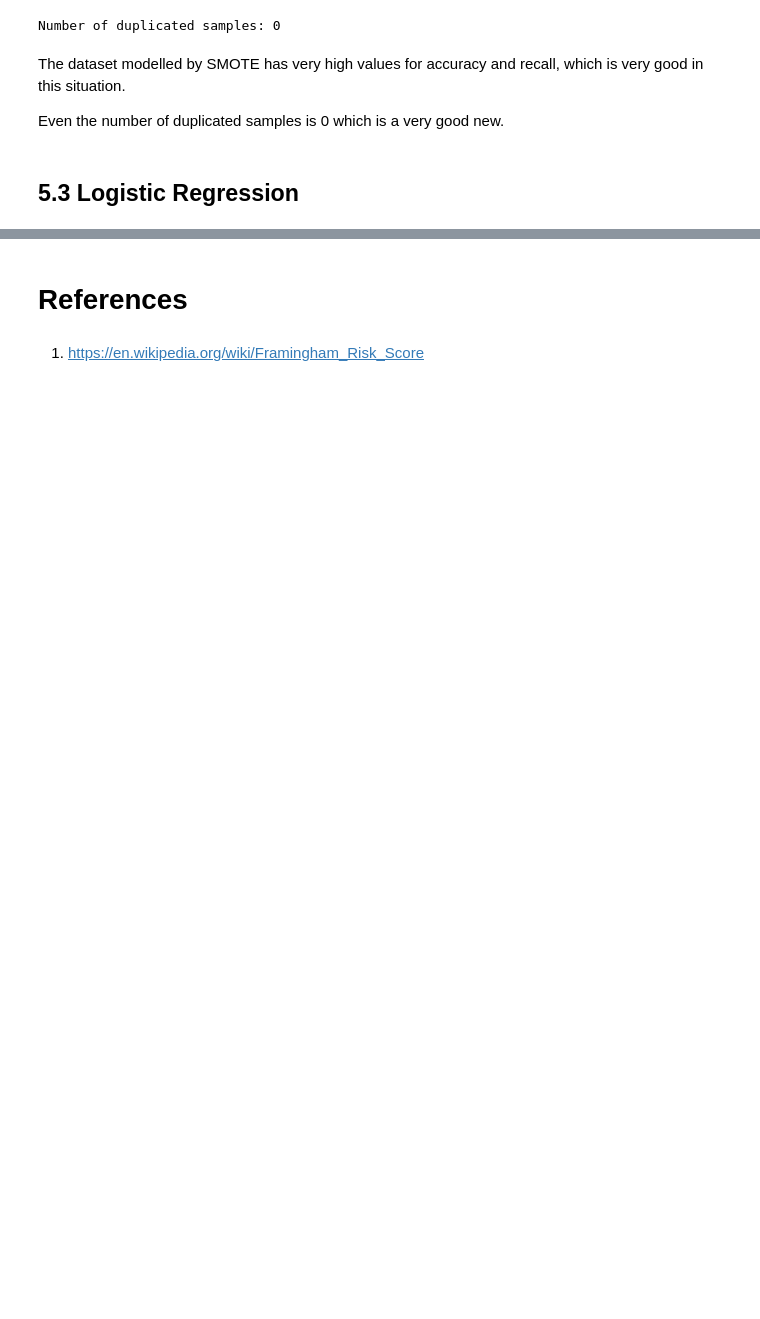
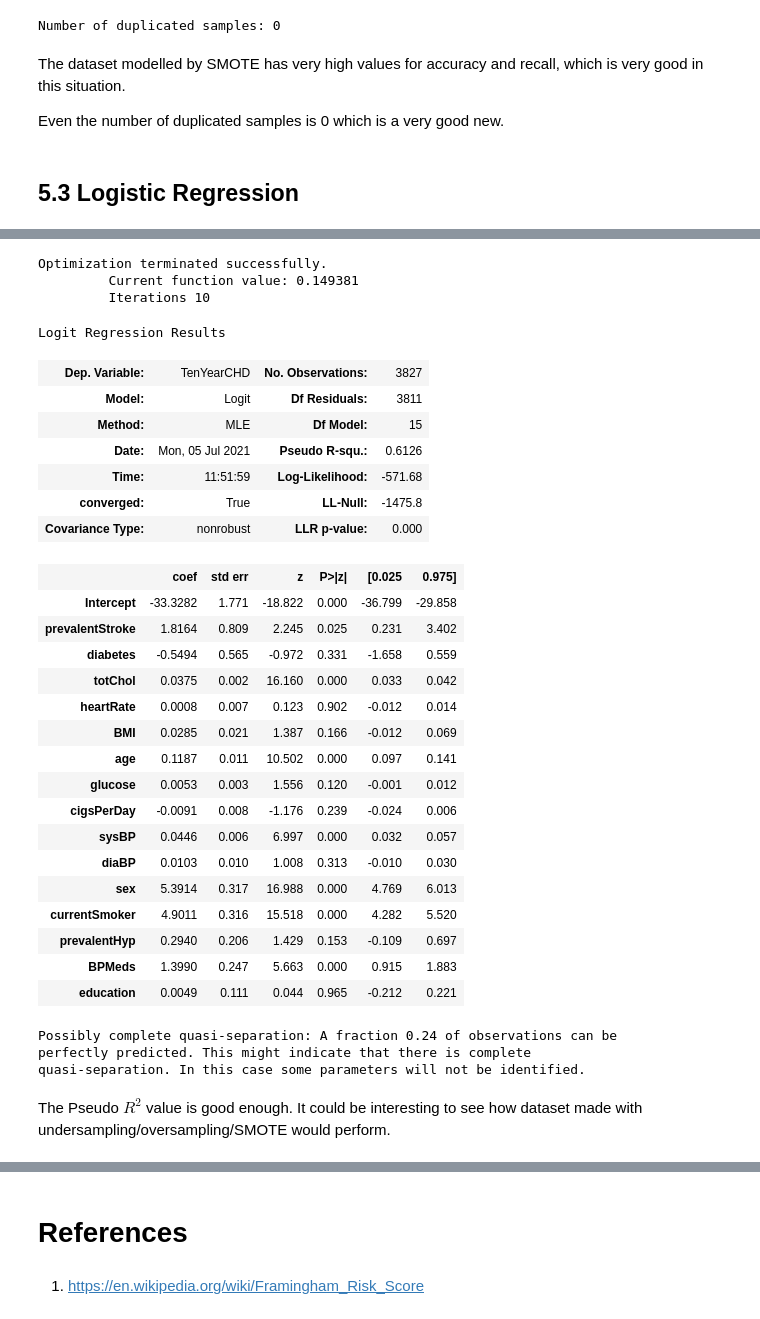
Before and after one commit to Mirkesx/cardiovascularity_study_dataset, a Jupyter notebook: project_notebook_marco_cavalli_1000024189.ipynb, the cells around one changed output, grey strips where cells are left out. Saved outputs shown, nothing was run; the diff lists cells and outputs as text; code cells hidden in the pictures; blank space fills up the shorter version.

Commit message:
Added further studies with logistic regression

```diff
--- a/project_notebook_marco_cavalli_1000024189.ipynb
+++ b/project_notebook_marco_cavalli_1000024189.ipynb
@@ -1491,0 +1497,44 @@ Number of duplicated samples: 0
+# %%
+def print_columns_with_exceptions(columns, exceptions):
+    result = ""
+    for col in set(columns)-set(exceptions):
+        result = "{}+{}".format(col,result)
+    return result[:len(result)-1]
+# %%
+exc =["TenYearCHD"]
+model = logit('TenYearCHD ~ {}'.format(print_columns_with_exceptions(framingham.columns,exc)),framingham).fit()
+model.summary()
+# %% [output]
+Optimization terminated successfully.
+         Current function value: 0.149381
+         Iterations 10
+Logit Regression Results
+| Dep. Variable: | TenYearCHD | No. Observations: | 3827 |
+| Model: | Logit | Df Residuals: | 3811 |
+| Method: | MLE | Df Model: | 15 |
+| Date: | Mon, 05 Jul 2021 | Pseudo R-squ.: | 0.6126 |
+| Time: | 11:51:59 | Log-Likelihood: | -571.68 |
+| converged: | True | LL-Null: | -1475.8 |
+| Covariance Type: | nonrobust | LLR p-value: | 0.000 |
+|  | coef | std err | z | P>|z| | [0.025 | 0.975] |
+| Intercept | -33.3282 | 1.771 | -18.822 | 0.000 | -36.799 | -29.858 |
+| prevalentStroke | 1.8164 | 0.809 | 2.245 | 0.025 | 0.231 | 3.402 |
+| diabetes | -0.5494 | 0.565 | -0.972 | 0.331 | -1.658 | 0.559 |
+| totChol | 0.0375 | 0.002 | 16.160 | 0.000 | 0.033 | 0.042 |
+| heartRate | 0.0008 | 0.007 | 0.123 | 0.902 | -0.012 | 0.014 |
+| BMI | 0.0285 | 0.021 | 1.387 | 0.166 | -0.012 | 0.069 |
+| age | 0.1187 | 0.011 | 10.502 | 0.000 | 0.097 | 0.141 |
+| glucose | 0.0053 | 0.003 | 1.556 | 0.120 | -0.001 | 0.012 |
+| cigsPerDay | -0.0091 | 0.008 | -1.176 | 0.239 | -0.024 | 0.006 |
+| sysBP | 0.0446 | 0.006 | 6.997 | 0.000 | 0.032 | 0.057 |
+| diaBP | 0.0103 | 0.010 | 1.008 | 0.313 | -0.010 | 0.030 |
+| sex | 5.3914 | 0.317 | 16.988 | 0.000 | 4.769 | 6.013 |
+| currentSmoker | 4.9011 | 0.316 | 15.518 | 0.000 | 4.282 | 5.520 |
+| prevalentHyp | 0.2940 | 0.206 | 1.429 | 0.153 | -0.109 | 0.697 |
+| BPMeds | 1.3990 | 0.247 | 5.663 | 0.000 | 0.915 | 1.883 |
+| education | 0.0049 | 0.111 | 0.044 | 0.965 | -0.212 | 0.221 |
+Possibly complete quasi-separation: A fraction 0.24 of observations can be
+perfectly predicted. This might indicate that there is complete
+quasi-separation. In this case some parameters will not be identified.
+# %% [markdown]
+<p>The Pseudo $R^2$ value is good enough. It could be interesting to see how dataset made with undersampling/oversampling/SMOTE would perform.</p>
```
Also changed, not shown: parts of 29 cells of this notebook, 2 other files.
